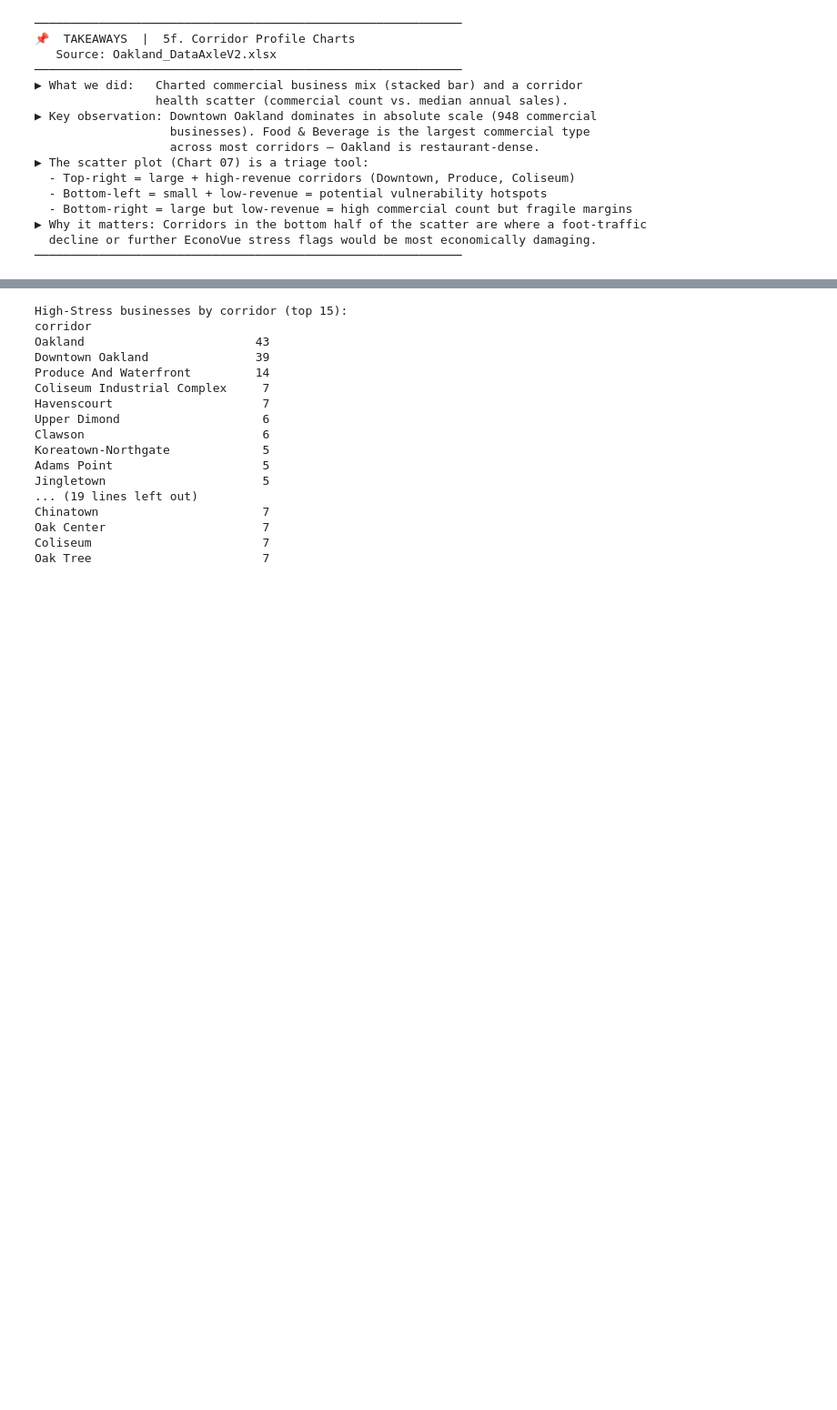
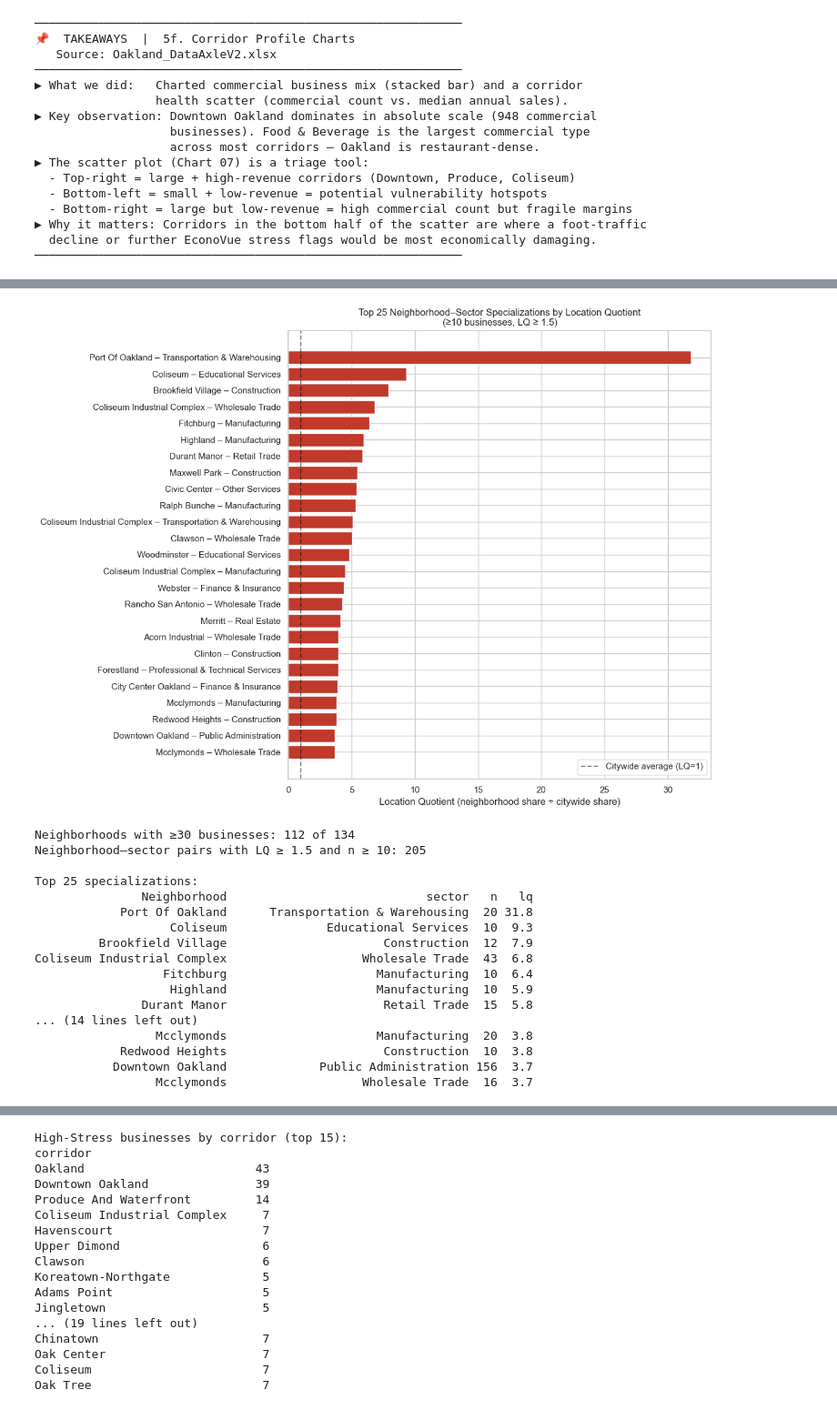
Before and after one commit to schoolofcities/eddit-east-bay, a Jupyter notebook: analysis/prelim/explore_business_data.ipynb, the cells around one changed output, grey strips where cells are left out. Shown at 91% size. Drawn from its saved outputs; the diff is of its cells as text; code cells hidden in the pictures; blank space fills up the shorter version.

```diff
--- a/analysis/prelim/explore_business_data.ipynb
+++ b/analysis/prelim/explore_business_data.ipynb
@@ -1671,0 +1779,72 @@ print("─" * 60)
+# %%
+# ── 6b. Location Quotient (LQ): where is each sector over/under-represented? ─
+# LQ = (sector's share of a neighborhood's businesses) / (sector's share citywide)
+# LQ > 1  → neighborhood is MORE concentrated in that sector than Oakland overall
+# LQ >> 1 → a genuine local specialization, not noise from a small sample
+
+SECTOR_NBR_MIN_BIZ = 30   # neighborhoods below this are too small for a stable LQ
+LQ_MIN_COUNT        = 10  # require at least this many businesses in the pair itself
+LQ_THRESHOLD         = 1.5  # "meaningfully" over-represented vs. citywide
+
+elig_nbr_lq = da_oak["Neighborhood"].value_counts()
+elig_nbr_lq = elig_nbr_lq[elig_nbr_lq >= SECTOR_NBR_MIN_BIZ].index
+
+ct_lq = (
+    da_oak[da_oak["Neighborhood"].isin(elig_nbr_lq)]
+    .groupby(["Neighborhood", "sector"])
+    .size()
+    .unstack(fill_value=0)
+)
+citywide_share = ct_lq.sum(axis=0) / ct_lq.values.sum()
+nbr_share      = ct_lq.div(ct_lq.sum(axis=1), axis=0)
+lq             = nbr_share.div(citywide_share, axis=1)
+
+lq_long  = lq.stack().rename("lq").reset_index()
+n_long   = ct_lq.stack().rename("n").reset_index()
+lq_table = lq_long.merge(n_long, on=["Neighborhood", "sector"])
+
+lq_specialized = lq_table[
+    (lq_table["n"] >= LQ_MIN_COUNT) & (lq_table["lq"] >= LQ_THRESHOLD)
+].sort_values("lq", ascending=False)
+top_lq = lq_specialized.head(25).reset_index(drop=True)
+
+bar_colors = ["#C0392B" if v >= 3 else "#E67E22" if v >= 2 else "#27AE60" for v in top_lq["lq"]]
+labels = (top_lq["Neighborhood"] + " – " + top_lq["sector"]).tolist()
+
+fig, ax = plt.subplots(figsize=(12, 9))
+ax.barh(labels[::-1], top_lq["lq"][::-1], color=bar_colors[::-1])
+ax.axvline(1, color="black", linestyle="--", alpha=0.5, label="Citywide average (LQ=1)")
+ax.set_xlabel("Location Quotient (neighborhood share ÷ citywide share)")
+ax.set_title(
+    f"Top 25 Neighborhood–Sector Specializations by Location Quotient\n"
+    f"(≥{LQ_MIN_COUNT} businesses, LQ ≥ {LQ_THRESHOLD})",
+    fontsize=12,
+)
+ax.legend(loc="lower right")
+plt.tight_layout()
+plt.savefig(f"{SUMMARY_DIR}/14_location_quotient_top_specializations.png", dpi=130, bbox_inches="tight")
+plt.show()
+
+print(f"Neighborhoods with ≥{SECTOR_NBR_MIN_BIZ} businesses: {len(elig_nbr_lq)} of {da_oak['Neighborhood'].nunique()}")
+print(f"Neighborhood–sector pairs with LQ ≥ {LQ_THRESHOLD} and n ≥ {LQ_MIN_COUNT}: {len(lq_specialized)}")
+print("\nTop 25 specializations:")
+print(top_lq[["Neighborhood", "sector", "n", "lq"]].round(2).to_string(index=False))
+# %% [output]
+[figure, added]
+Neighborhoods with ≥30 businesses: 112 of 134
+Neighborhood–sector pairs with LQ ≥ 1.5 and n ≥ 10: 205
+
+Top 25 specializations:
+               Neighborhood                            sector   n   lq
+            Port Of Oakland      Transportation & Warehousing  20 31.8
+                   Coliseum              Educational Services  10  9.3
+         Brookfield Village                      Construction  12  7.9
+Coliseum Industrial Complex                   Wholesale Trade  43  6.8
+                  Fitchburg                     Manufacturing  10  6.4
+                   Highland                     Manufacturing  10  5.9
+               Durant Manor                      Retail Trade  15  5.8
+... (14 lines left out)
+                 Mcclymonds                     Manufacturing  20  3.8
+            Redwood Heights                      Construction  10  3.8
+           Downtown Oakland             Public Administration 156  3.7
+                 Mcclymonds                   Wholesale Trade  16  3.7
```
Also changed, not shown: parts of 20 cells of this notebook, 1 other file.
